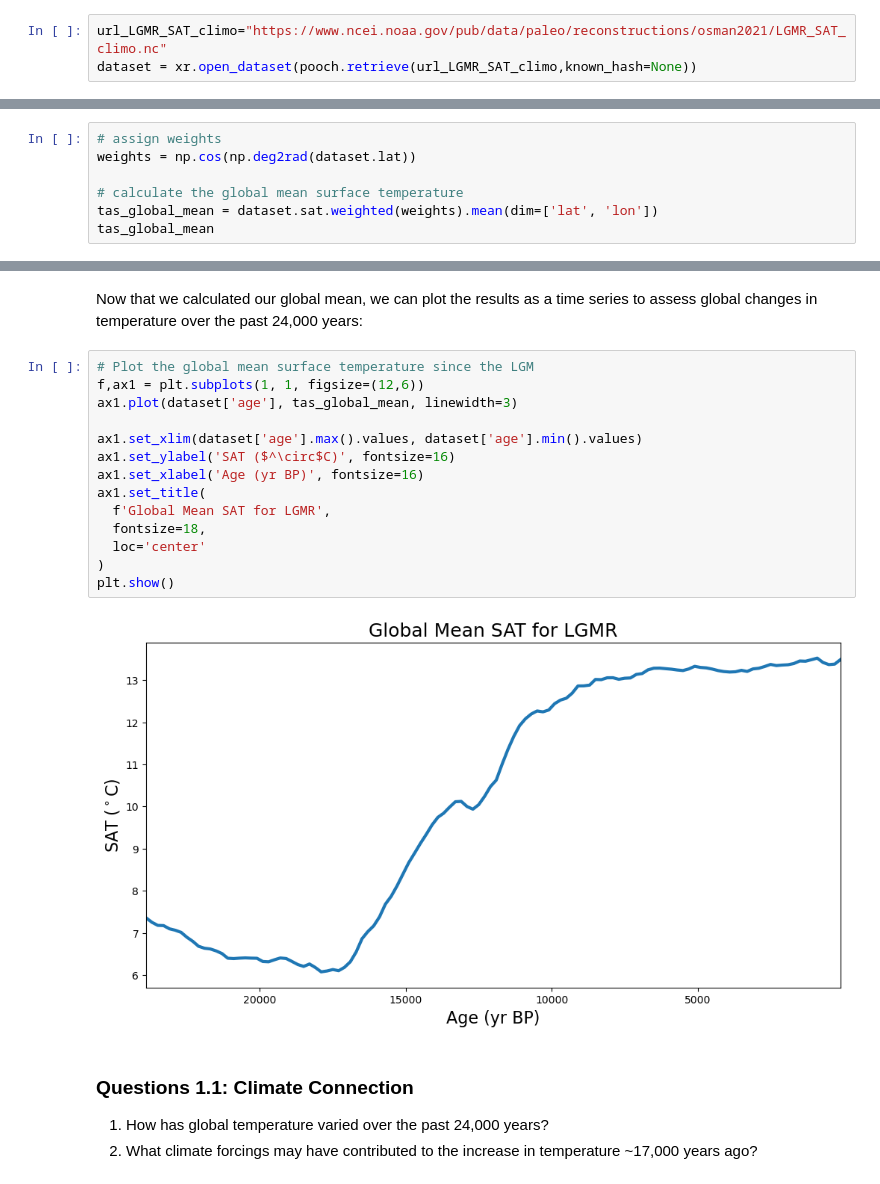
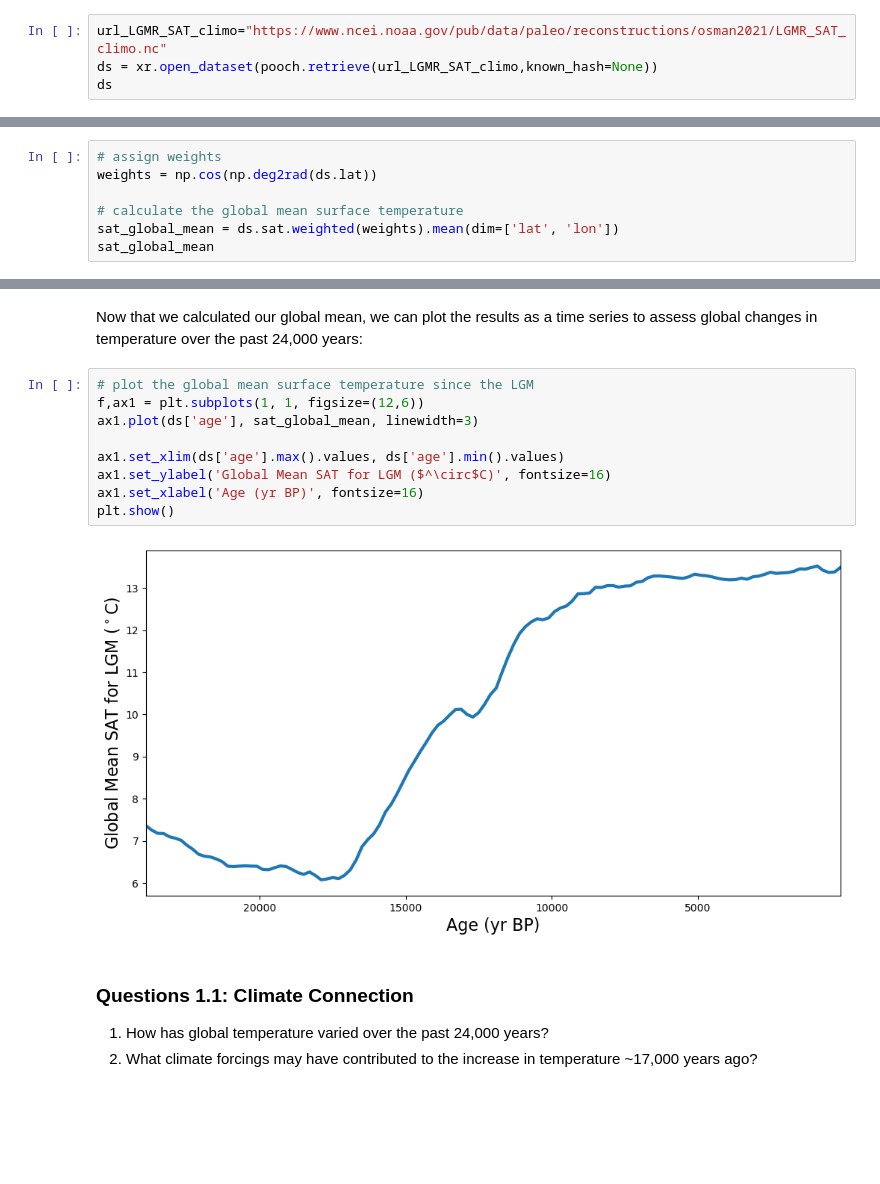
Before and after one commit to ClimateMatchAcademy/course-content, a Jupyter notebook: tutorials/W1D4_Paleoclimate/W1D4_Tutorial9.ipynb, the cells around one changed output, grey strips where cells are left out. Saved outputs shown, nothing was run; the diff lists cells and outputs as text; blank space fills up the shorter version.

```diff
--- a/tutorials/W1D4_Paleoclimate/W1D4_Tutorial9.ipynb
+++ b/tutorials/W1D4_Paleoclimate/W1D4_Tutorial9.ipynb
@@ -51,5 +53,6 @@ We will calculate the LGM to present global mean temperature from a paleoclimate
 First let's download the paleoclimate data assimilation reconstruction for surface air temperature (SAT).
 # %%
 url_LGMR_SAT_climo="https://www.ncei.noaa.gov/pub/data/paleo/reconstructions/osman2021/LGMR_SAT_climo.nc"
-dataset = xr.open_dataset(pooch.retrieve(url_LGMR_SAT_climo,known_hash=None))
+ds = xr.open_dataset(pooch.retrieve(url_LGMR_SAT_climo,known_hash=None))
+ds
 # %% [output]
@@ -83,9 +72,9 @@ Attributes:
 # %%
 # assign weights
-weights = np.cos(np.deg2rad(dataset.lat))
+weights = np.cos(np.deg2rad(ds.lat))
 
 # calculate the global mean surface temperature
-tas_global_mean = dataset.sat.weighted(weights).mean(dim=['lat', 'lon'])
-tas_global_mean
+sat_global_mean = ds.sat.weighted(weights).mean(dim=['lat', 'lon'])
+sat_global_mean
 # %% [output]
 <xarray.DataArray 'sat' (age: 120)>
@@ -108,21 +97,16 @@ Coordinates:
 # %% [markdown]
 Now that we calculated our global mean, we can plot the results as a time series to assess global changes in temperature over the past 24,000 years:
 # %%
-# Plot the global mean surface temperature since the LGM
+# plot the global mean surface temperature since the LGM
 f,ax1 = plt.subplots(1, 1, figsize=(12,6))
-ax1.plot(dataset['age'], tas_global_mean, linewidth=3)
+ax1.plot(ds['age'], sat_global_mean, linewidth=3)
 
-ax1.set_xlim(dataset['age'].max().values, dataset['age'].min().values)
-ax1.set_ylabel('SAT ($^\circ$C)', fontsize=16)
+ax1.set_xlim(ds['age'].max().values, ds['age'].min().values)
+ax1.set_ylabel('Global Mean SAT for LGM ($^\circ$C)', fontsize=16)
 ax1.set_xlabel('Age (yr BP)', fontsize=16)
-ax1.set_title(
-  f'Global Mean SAT for LGMR',
-  fontsize=18,
-  loc='center'
-)
 plt.show()
 # %% [output]
-[figure, old version]
+[figure, new version]
 # %% [markdown]
 ### **Questions 1.1: Climate Connection**
 1.   How has global temperature varied over the past 24,000 years?
```
Also changed, not shown: parts of 12 cells of this notebook.
